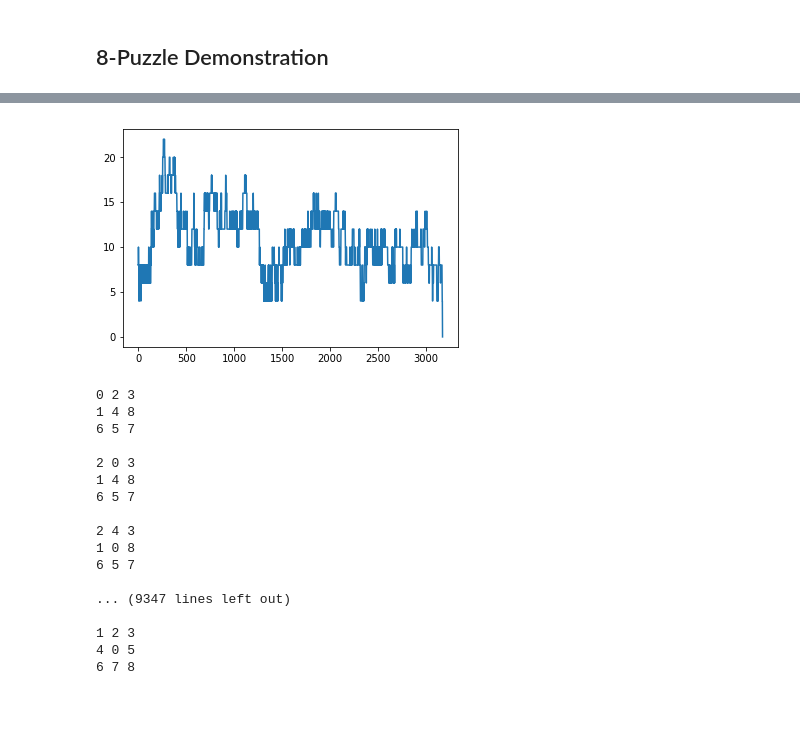
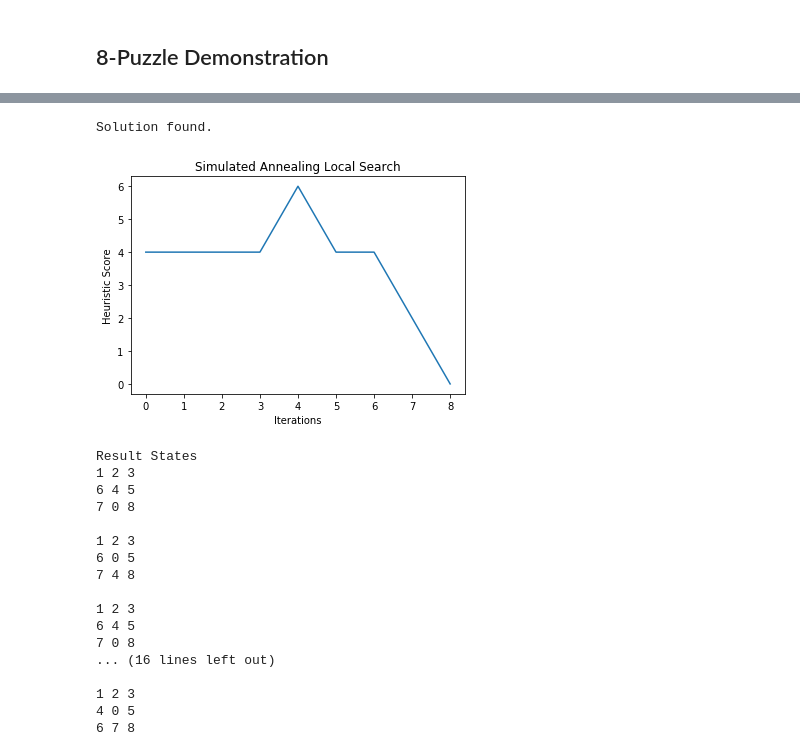
Before and after one commit to richss/CS455-search-python, a Jupyter notebook: LocalSearch.ipynb, the cells around one changed output, grey strips where cells are left out. Drawn from its saved outputs; the diff is of its cells as text; code cells hidden in the pictures; blank space fills up the shorter version.

Commit message:
Refactoring of Local Search

```diff
--- a/LocalSearch.ipynb
+++ b/LocalSearch.ipynb
@@ -48,7 +50,7 @@ class SearchClass:
         print(strPath)
 
 
-    def search(self, initialS, iterations=sys.maxsize):
+    def search(self, initialS):
         """
         Abstract method to implement search
         @param initialS - initial state
@@ -379,32 +435,41 @@ Minima reach, algorithm ending.
 # %%
 import matplotlib.pyplot as plt
 
-#initialS = eightPuzzleNode(state = [1, 2, 3, 6, 4, 5, 7, 0, 8], goal = [1, 2, 3, 4, 0, 5, 6, 7, 8])
-#initialS = eightPuzzleNode(state = [1, 2, 3, 4, 5, 6, 7, 8, 0], goal = [1, 2, 3, 4, 0, 5, 6, 7, 8])
-initialS = eightPuzzleNode(state = [0, 2, 3, 1, 4, 8, 6, 5, 7], goal = [1, 2, 3, 4, 0, 5, 6, 7, 8])
+initialS = eightPuzzleNode(state = [1, 2, 3, 6, 4, 5, 7, 0, 8], goal = [1, 2, 3, 4, 0, 5, 6, 7, 8]) #easy
+#initialS = eightPuzzleNode(state = [0, 2, 3, 1, 4, 8, 6, 5, 7], goal = [1, 2, 3, 4, 0, 5, 6, 7, 8]) #med
+#initialS = eightPuzzleNode(state = [1, 2, 3, 4, 5, 6, 7, 8, 0], goal = [1, 2, 3, 4, 0, 5, 6, 7, 8]) #hard
 
+# Run search
 search = SimulatedAnnealingSearch(0.7,0.001,10000)
 result, scores = search.search(initialS)
+
+# Plot heuristic scores vs. iterations
+plt.title("Simulated Annealing Local Search")
+plt.xlabel("Iterations")
+plt.ylabel("Heuristic Score")
 plt.plot(scores)
 plt.show()
 
+# Trace initial state to final state
+print("Result States")
 search.printPath(result)
 # %% [output]
+Solution found.
-[figure, old version]
+[figure, new version]
-0 2 3
-1 4 8
-6 5 7
-
-2 0 3
-1 4 8
-6 5 7
-
-2 4 3
-1 0 8
-6 5 7
-
-... (9347 lines left out)
-
-1 2 3
-4 0 5
-6 7 8
+Result States
+1 2 3
+6 4 5
+7 0 8
+
+1 2 3
+6 0 5
+7 4 8
+
+1 2 3
+6 4 5
+7 0 8
+... (16 lines left out)
+
+1 2 3
+4 0 5
+6 7 8
```
Also changed, not shown: parts of 16 cells of this notebook.
